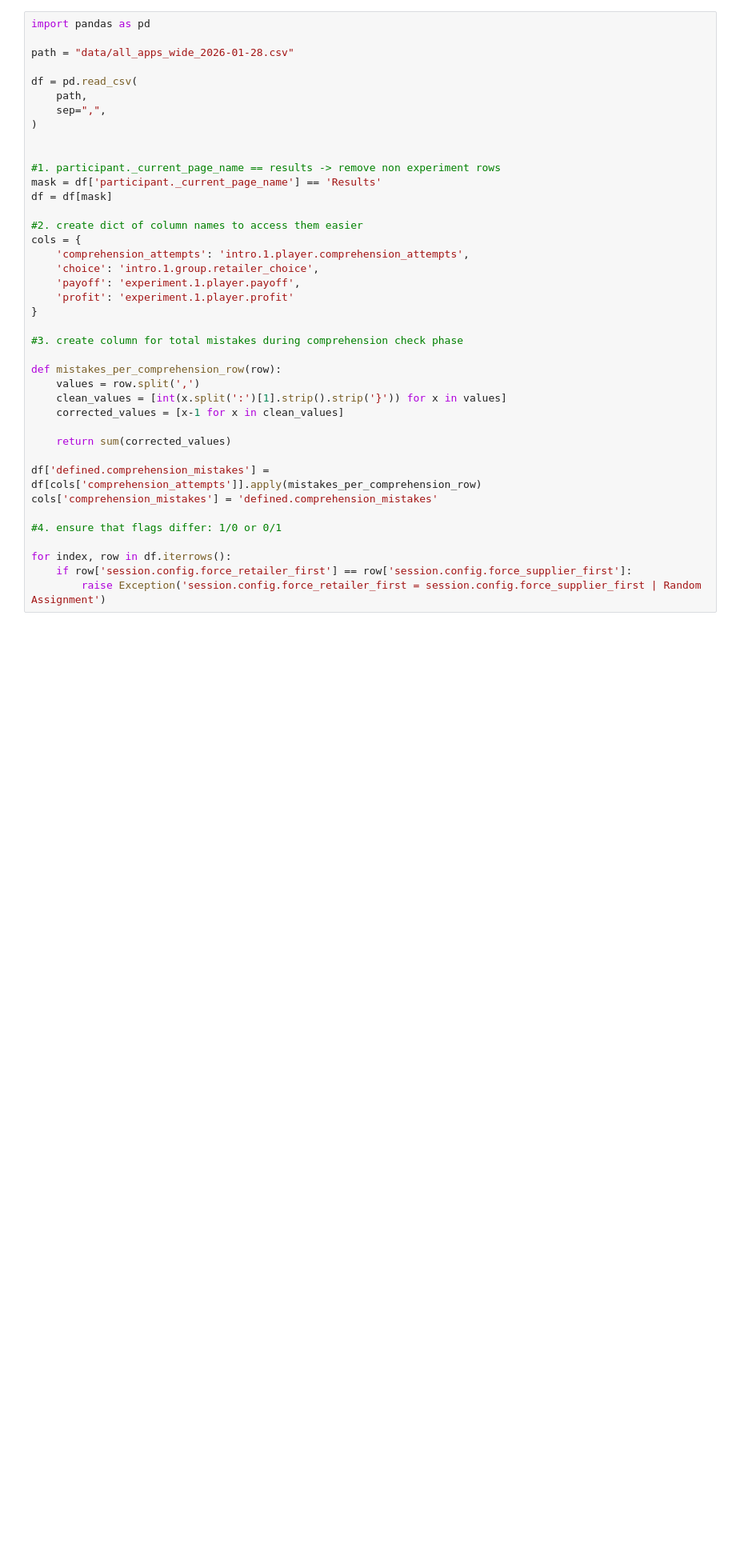
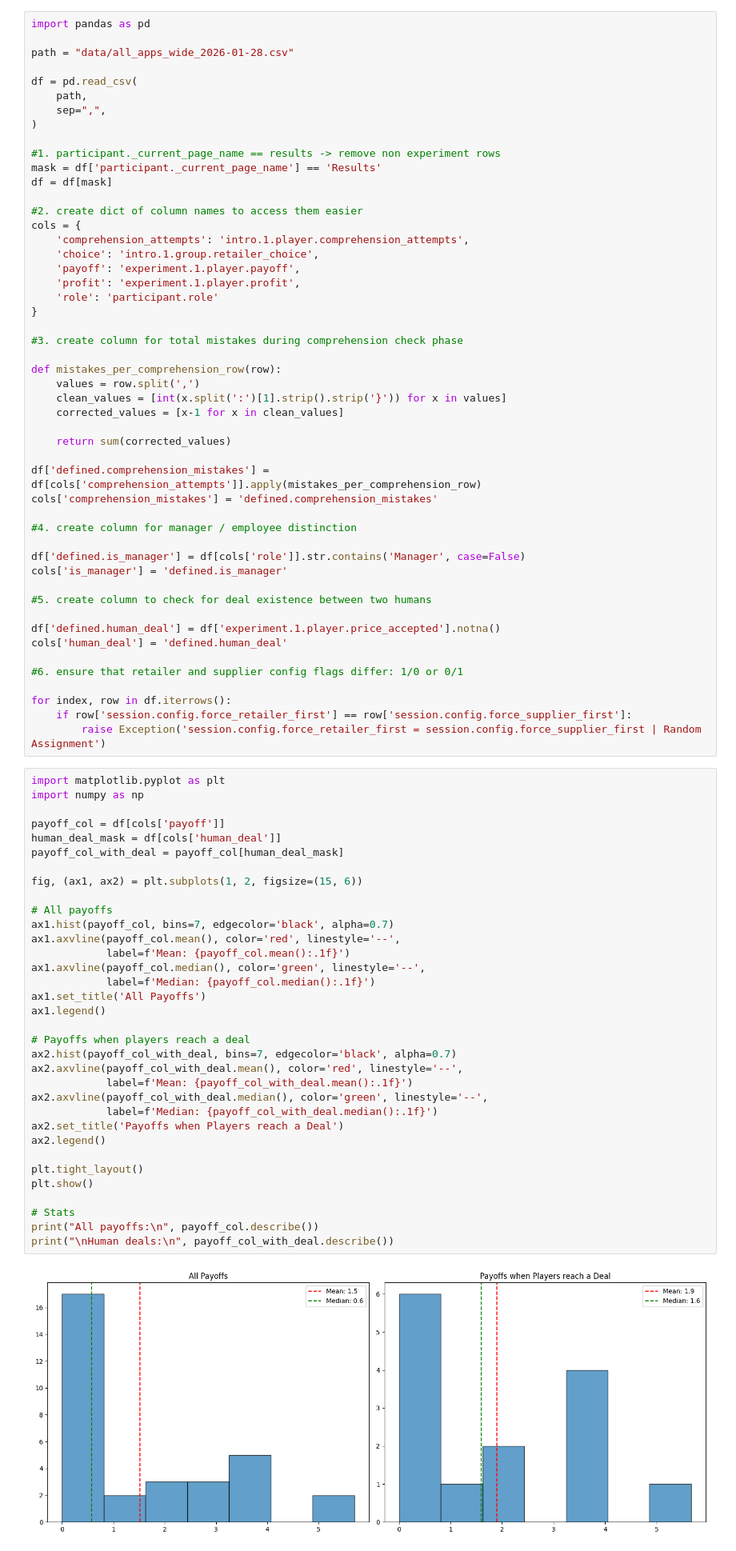
Before and after one commit to marcvoolpe/garrido_analysis, a Jupyter notebook: analsysis.ipynb, the cells around one changed output. Shown at 80% size. Drawn from its saved outputs; the diff is of its cells as text; blank space fills up the shorter version.

Commit message:
feat: comprehension check mistakes + payoff exploratory anaysis and some cleaning

```diff
--- a/analsysis.ipynb
+++ b/analsysis.ipynb
@@ -8,7 +8,6 @@ df = pd.read_csv(
     sep=",",
 )
 
-
 #1. participant._current_page_name == results -> remove non experiment rows
 mask = df['participant._current_page_name'] == 'Results'
 df = df[mask]
@@ -18,7 +17,8 @@ cols = {
     'comprehension_attempts': 'intro.1.player.comprehension_attempts',
     'choice': 'intro.1.group.retailer_choice',
     'payoff': 'experiment.1.player.payoff',
-    'profit': 'experiment.1.player.profit'
+    'profit': 'experiment.1.player.profit',
+    'role': 'participant.role'
 }
 
 #3. create column for total mistakes during comprehension check phase
@@ -33,8 +33,54 @@ def mistakes_per_comprehension_row(row):
 df['defined.comprehension_mistakes'] = df[cols['comprehension_attempts']].apply(mistakes_per_comprehension_row)
 cols['comprehension_mistakes'] = 'defined.comprehension_mistakes'
 
-#4. ensure that flags differ: 1/0 or 0/1
+#4. create column for manager / employee distinction
+
+df['defined.is_manager'] = df[cols['role']].str.contains('Manager', case=False)
+cols['is_manager'] = 'defined.is_manager'
+
+#5. create column to check for deal existence between two humans
+
+df['defined.human_deal'] = df['experiment.1.player.price_accepted'].notna()
+cols['human_deal'] = 'defined.human_deal'
+
+#6. ensure that retailer and supplier config flags differ: 1/0 or 0/1
 
 for index, row in df.iterrows():
     if row['session.config.force_retailer_first'] == row['session.config.force_supplier_first']:
         raise Exception('session.config.force_retailer_first = session.config.force_supplier_first | Random Assignment')
+# %%
+import matplotlib.pyplot as plt
+import numpy as np
+
+payoff_col = df[cols['payoff']]
+human_deal_mask = df[cols['human_deal']]
+payoff_col_with_deal = payoff_col[human_deal_mask]
+
+fig, (ax1, ax2) = plt.subplots(1, 2, figsize=(15, 6))
+
+# All payoffs
+ax1.hist(payoff_col, bins=7, edgecolor='black', alpha=0.7)
+ax1.axvline(payoff_col.mean(), color='red', linestyle='--',
+            label=f'Mean: {payoff_col.mean():.1f}')
+ax1.axvline(payoff_col.median(), color='green', linestyle='--',
+            label=f'Median: {payoff_col.median():.1f}')
+ax1.set_title('All Payoffs')
+ax1.legend()
+
+# Payoffs when players reach a deal
+ax2.hist(payoff_col_with_deal, bins=7, edgecolor='black', alpha=0.7)
+ax2.axvline(payoff_col_with_deal.mean(), color='red', linestyle='--',
+            label=f'Mean: {payoff_col_with_deal.mean():.1f}')
+ax2.axvline(payoff_col_with_deal.median(), color='green', linestyle='--',
+            label=f'Median: {payoff_col_with_deal.median():.1f}')
+ax2.set_title('Payoffs when Players reach a Deal')
+ax2.legend()
+
+plt.tight_layout()
+plt.show()
+
+# Stats
+print("All payoffs:\n", payoff_col.describe())
+print("\nHuman deals:\n", payoff_col_with_deal.describe())
+# %% [output]
+[figure, added]
```
Also changed, not shown: parts of 2 cells of this notebook.
